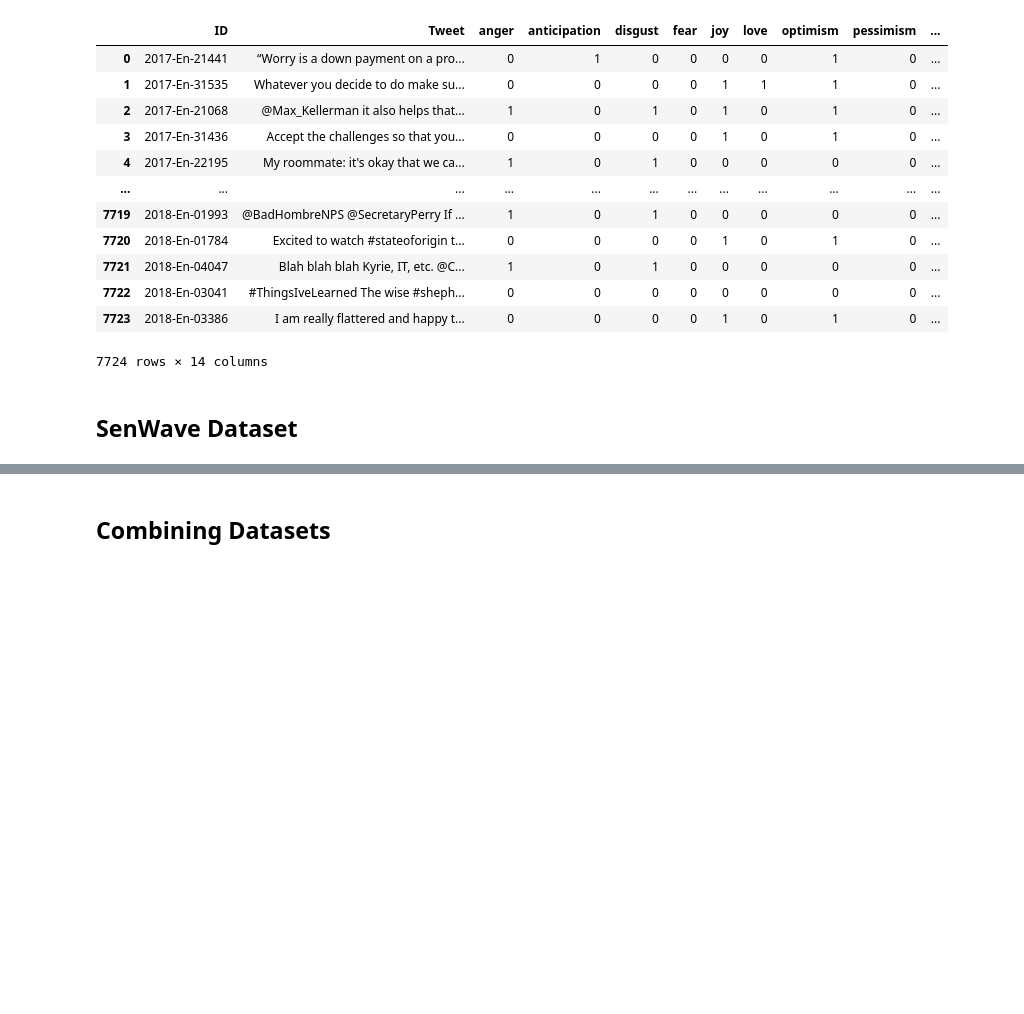
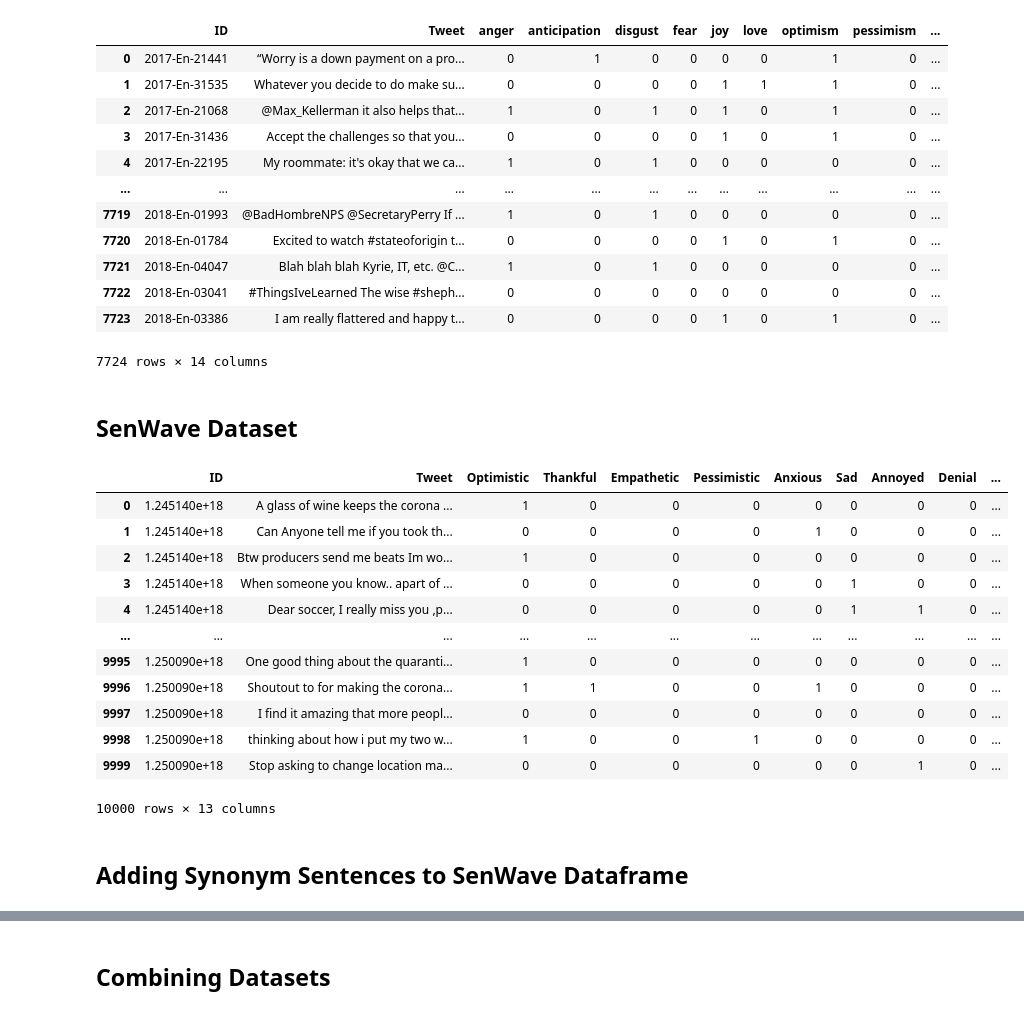
Before and after one commit to janthonas/Vaccine-Tweet-Modelling, a Jupyter notebook: Master Sentiment Dataset Creation.ipynb, the cells around one changed output, grey strips where cells are left out. Saved outputs shown, nothing was run; the diff lists cells and outputs as text; code cells hidden in the pictures; blank space fills up the shorter version.

```diff
--- a/Master Sentiment Dataset Creation.ipynb
+++ b/Master Sentiment Dataset Creation.ipynb
@@ -125,3 +134,21 @@ input_filepath = 'twitter_data/custom_data/SenWaveDataset/labeledEn.csv'
 senwave_df = pd.read_csv(input_filepath)
 # %%
 senwave_df['label'] = senwave_df.apply(map_emotion_to_sentiment_senwave, axis=1)
+# %%
+senwave_df
+# %% [output]
+|  | ID | Tweet | Optimistic | Thankful | Empathetic | Pessimistic | Anxious | Sad | Annoyed | Denial | ... |
+| 0 | 1.245140e+18 | A glass of wine keeps the corona ... | 1 | 0 | 0 | 0 | 0 | 0 | 0 | 0 | ... |
+| 1 | 1.245140e+18 | Can Anyone tell me if you took th... | 0 | 0 | 0 | 0 | 1 | 0 | 0 | 0 | ... |
+| 2 | 1.245140e+18 | Btw producers send me beats Im wo... | 1 | 0 | 0 | 0 | 0 | 0 | 0 | 0 | ... |
+| 3 | 1.245140e+18 | When someone you know.. apart of ... | 0 | 0 | 0 | 0 | 0 | 1 | 0 | 0 | ... |
+| 4 | 1.245140e+18 | Dear soccer, I really miss you ,p... | 0 | 0 | 0 | 0 | 0 | 1 | 1 | 0 | ... |
+| ... | ... | ... | ... | ... | ... | ... | ... | ... | ... | ... | ... |
+| 9995 | 1.250090e+18 | One good thing about the quaranti... | 1 | 0 | 0 | 0 | 0 | 0 | 0 | 0 | ... |
+| 9996 | 1.250090e+18 | Shoutout to for making the corona... | 1 | 1 | 0 | 0 | 1 | 0 | 0 | 0 | ... |
+| 9997 | 1.250090e+18 | I find it amazing that more peopl... | 0 | 0 | 0 | 0 | 0 | 0 | 0 | 0 | ... |
+| 9998 | 1.250090e+18 | thinking about how i put my two w... | 1 | 0 | 0 | 1 | 0 | 0 | 0 | 0 | ... |
+| 9999 | 1.250090e+18 | Stop asking to change location ma... | 0 | 0 | 0 | 0 | 0 | 0 | 1 | 0 | ... |
+10000 rows × 13 columns
+# %% [markdown]
+## Adding Synonym Sentences to SenWave Dataframe
```
Also changed, not shown: parts of 34 cells of this notebook.
